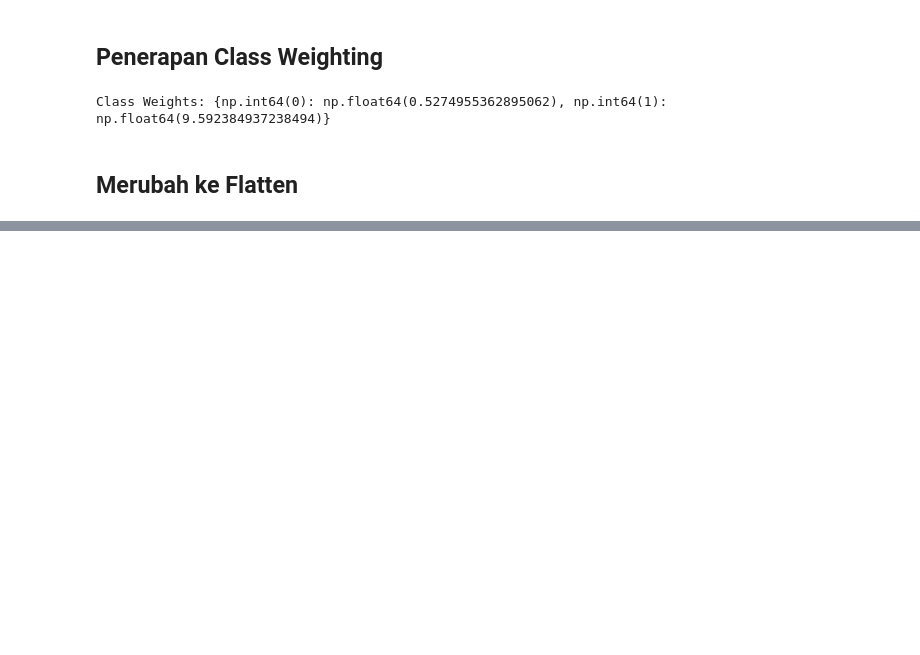
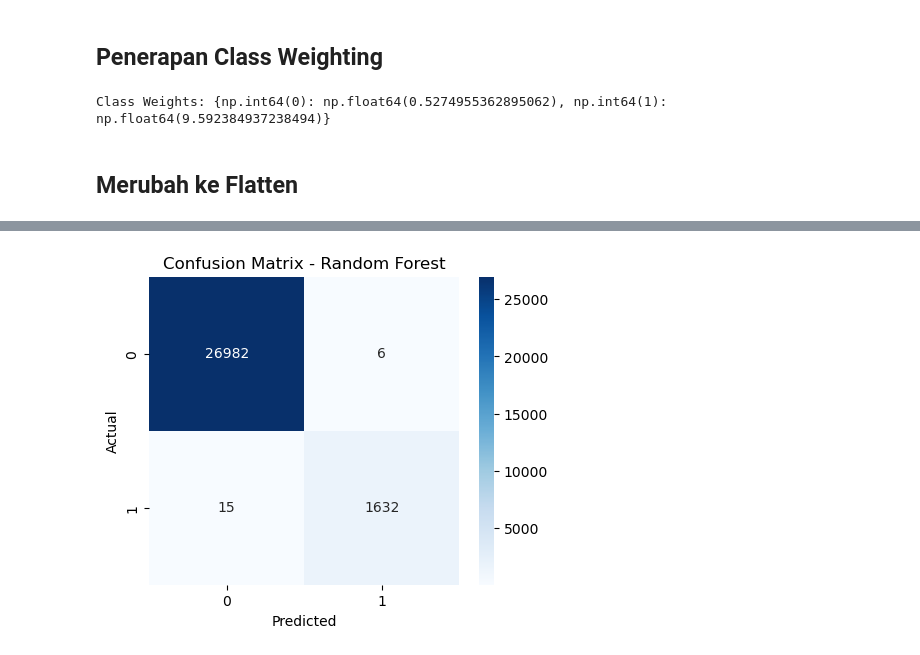
Before and after one commit to TurmaeUrsorum/Pump-Sensor-Time-Series, a Jupyter notebook: notebooks/RND.ipynb, the cells around one changed output, grey strips where cells are left out. Drawn from its saved outputs; the diff is of its cells as text; code cells hidden in the pictures; blank space fills up the shorter version.

```diff
--- a/notebooks/RND.ipynb
+++ b/notebooks/RND.ipynb
@@ -846,0 +847,13 @@ X_test_flat = X_test_seq.reshape(X_test_seq.shape[0], -1)
+# %%
+from sklearn.ensemble import RandomForestClassifier
+from sklearn.metrics import accuracy_score, precision_score, recall_score, f1_score
+import time
+
+start_time = time.time()
+model = RandomForestClassifier(
+    n_estimators=200,
+    random_state=42,
+    class_weight=class_weights
+)
+model.fit(X_train_flat, y_train_seq)
+train_time = round(time.time() - start_time, 2)
@@ -846,0 +895,6 @@ X_test_flat = X_test_seq.reshape(X_test_seq.shape[0], -1)
+# %%
+from sklearn.metrics import classification_report, confusion_matrix
+
+y_pred = model.predict(X_test_flat)
+print("\nClassification Report:")
+print(classification_report(y_test_seq, y_pred, digits=4))
@@ -846,0 +916,10 @@ X_test_flat = X_test_seq.reshape(X_test_seq.shape[0], -1)
+# %%
+cm = confusion_matrix(y_test_seq, y_pred)
+plt.figure(figsize=(5,4))
+sns.heatmap(cm, annot=True, fmt='d', cmap='Blues')
+plt.xlabel('Predicted')
+plt.ylabel('Actual')
+plt.title('Confusion Matrix - Random Forest')
+plt.show()
+# %% [output]
+[figure, added]
```
Also changed, not shown: parts of 8 cells of this notebook.
